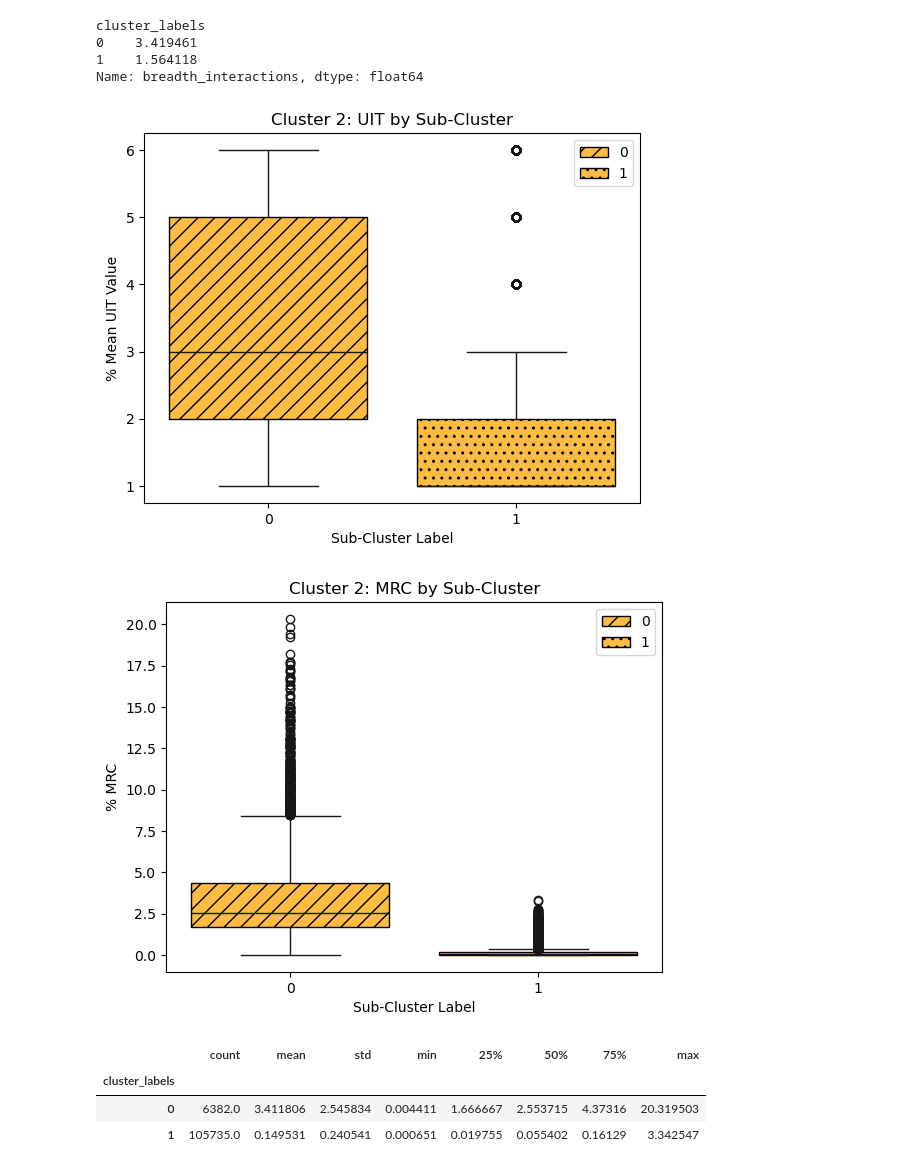
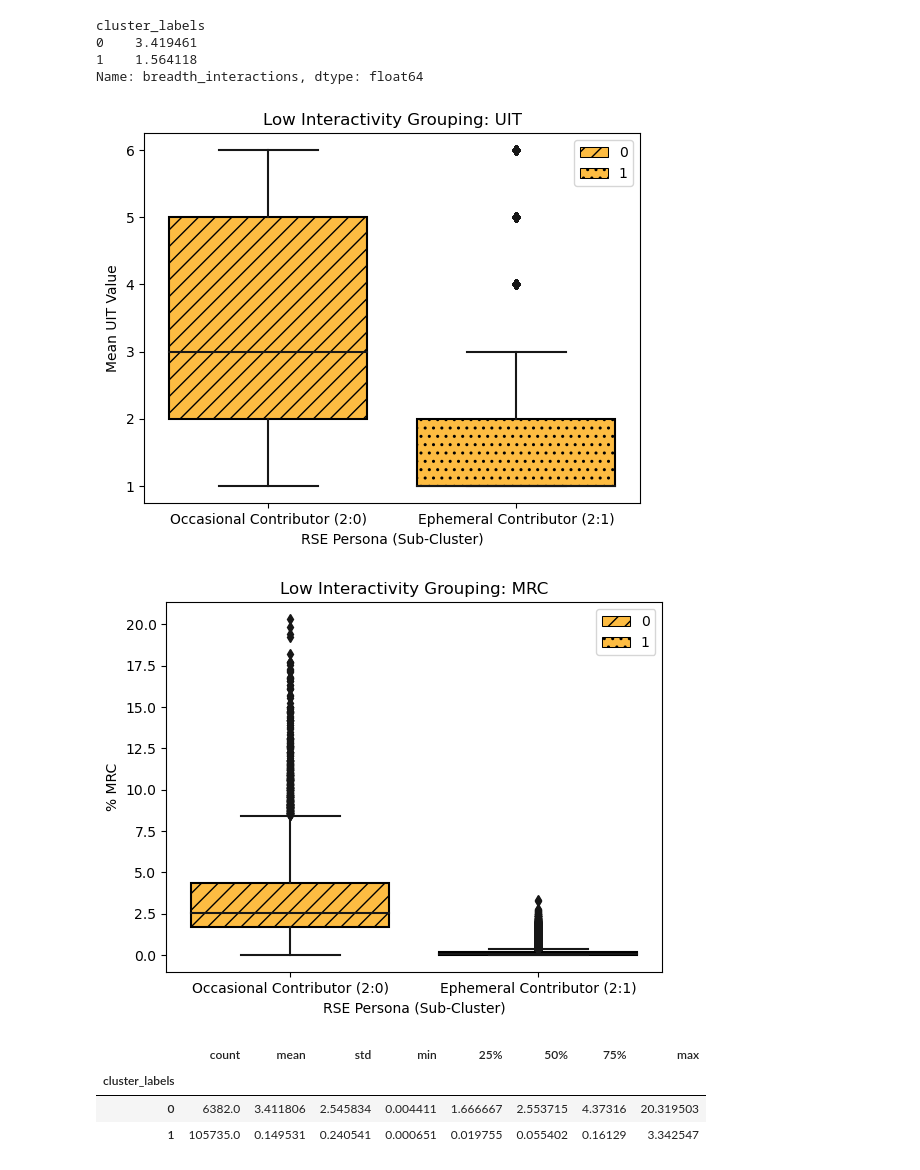
Before and after one commit to FlicAnderson/RSE-personas, a Jupyter notebook: githubanalysis/notebooks/SAMPLE-45pc_2025-05-12-Cluster2.ipynb, the cells around one changed output. Drawn from its saved outputs; the diff is of its cells as text; code cells hidden in the pictures.

```diff
--- a/githubanalysis/notebooks/SAMPLE-45pc_2025-05-12-Cluster2.ipynb
+++ b/githubanalysis/notebooks/SAMPLE-45pc_2025-05-12-Cluster2.ipynb
@@ -2037,0 +2105,2 @@ Text(0, 0.5, '% Mean RC: Assigned Issues')
+# %%
+analysis_dataset["pc_created-closed-pulls"] = analysis_dataset['pc_pull_request_created'] - analysis_dataset['pc_pull_request_closed']
@@ -2097,38 +2239,41 @@ import seaborn as sns
 ax = sns.boxplot(
     data=analysis_dataset,
     y="breadth_interactions",
     x="cluster_labels",
     hue="cluster_labels",
     palette="dark:white",
+    dodge=False,
 
 )
 hatches = ["//", "..", ]
 # select the correct patches
 patches = [patch for patch in ax.patches if type(patch) == mpl.patches.PathPatch]
 # the number of patches should be evenly divisible by the number of hatches
 h = hatches * (len(patches) // len(hatches))
 # iterate through the patches for each subplot
 for patch, hatch in zip(patches, h):
     patch.set_hatch(hatch)
     fc = patch.get_facecolor()
     patch.set_edgecolor("#000000")
     patch.set_facecolor('#FDBC42')
 
 l = ax.legend()
 
 for lp, hatch in zip(l.get_patches(), hatches):
     lp.set_hatch(hatch)
     fc = lp.get_facecolor()
     lp.set_edgecolor("#000000")
     lp.set_facecolor('#FDBC42')
 
-ax.set_title("Cluster 2: UIT by Sub-Cluster")
-ax.set_xlabel("Sub-Cluster Label")
-ax.set_ylabel("% Mean UIT Value")
+ax.set_title("Low Interactivity Grouping: UIT")
+ax.set_xlabel("RSE Persona (Sub-Cluster)")
+ax.set_ylabel("Mean UIT Value")
+ax.set_xticklabels(['Occasional Contributor (2:0)', 'Ephemeral Contributor (2:1)'])
 
-plt.savefig(f"../../images/analysis_run_sample_45pc_cluster2_2025-05-13/45pc_cluster2_boxplot_UIT_{current_date_info}.pdf")
+plt.savefig(f"../../images/analysis_run_sample_45pc_cluster2_2025-05-13/45pc_cluster2_boxplot_UIT_{current_date_info}.pdf", bbox_inches="tight")
+plt.savefig(f"../../images/analysis_run_sample_45pc_cluster2_2025-05-13/45pc_cluster2_boxplot_UIT_{current_date_info}.png", bbox_inches="tight")
 # %% [output]
-[figure, old version]
+[figure, new version]
 # %%
 import matplotlib as mpl
 import matplotlib.pyplot as plt
@@ -2140,6 +2285,7 @@ ax = sns.boxplot(
     x="cluster_labels",
     hue="cluster_labels",
     palette="dark:white",
+    dodge=False,
 
 )
 hatches = ["//", "..", ]
@@ -2162,13 +2308,16 @@ for lp, hatch in zip(l.get_patches(), hatches):
     lp.set_edgecolor("#000000")
     lp.set_facecolor('#FDBC42')
 
-ax.set_title("Cluster 2: MRC by Sub-Cluster")
-ax.set_xlabel("Sub-Cluster Label")
+ax.set_title("Low Interactivity Grouping: MRC")
+#ax.set_xlabel("Sub-Cluster Label")
 ax.set_ylabel("% MRC")
+ax.set_xlabel("RSE Persona (Sub-Cluster)")
+ax.set_xticklabels(['Occasional Contributor (2:0)', 'Ephemeral Contributor (2:1)'])
 
-plt.savefig(f"../../images/analysis_run_sample_45pc_cluster2_2025-05-13/45pc_cluster2_boxplot_MRC_{current_date_info}.pdf")
+plt.savefig(f"../../images/analysis_run_sample_45pc_cluster2_2025-05-13/45pc_cluster2_boxplot_MRC_{current_date_info}.png", bbox_inches="tight")
+plt.savefig(f"../../images/analysis_run_sample_45pc_cluster2_2025-05-13/45pc_cluster2_boxplot_MRC_{current_date_info}.pdf", bbox_inches="tight")
 # %% [output]
-[figure, old version]
+[figure, new version]
 # %%
 analysis_dataset.groupby("cluster_labels")["pc_DC"].describe()
 # %% [output]
```
Also changed, not shown: parts of 25 cells of this notebook, 3 other files.
